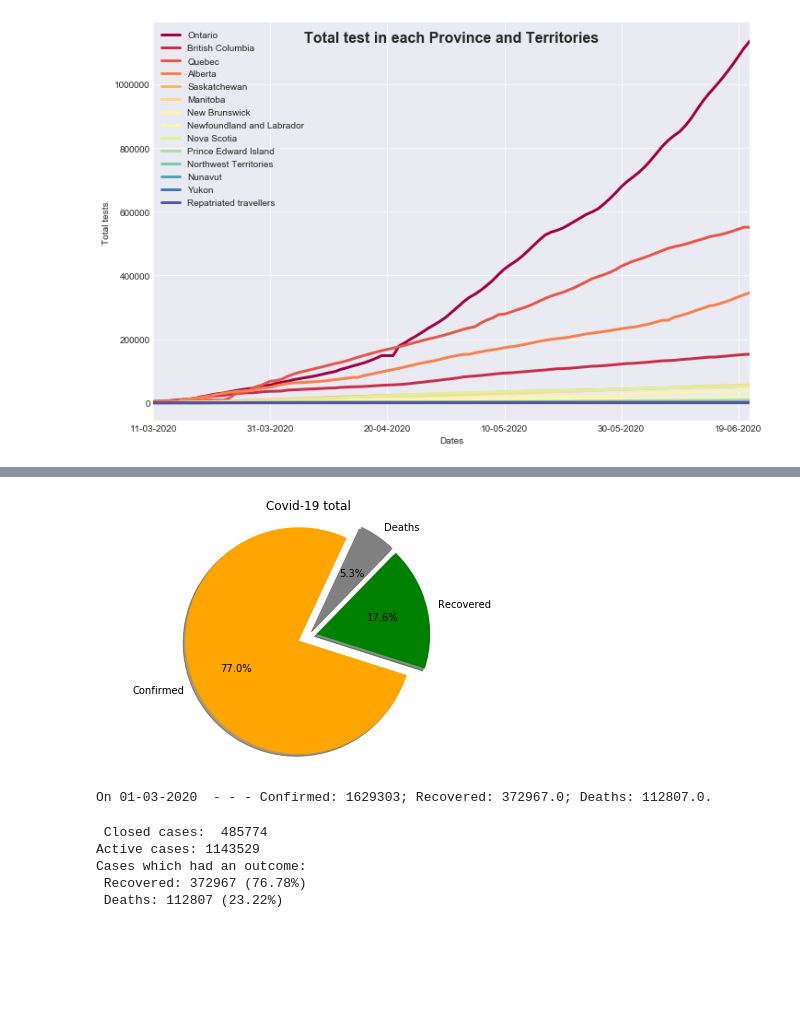
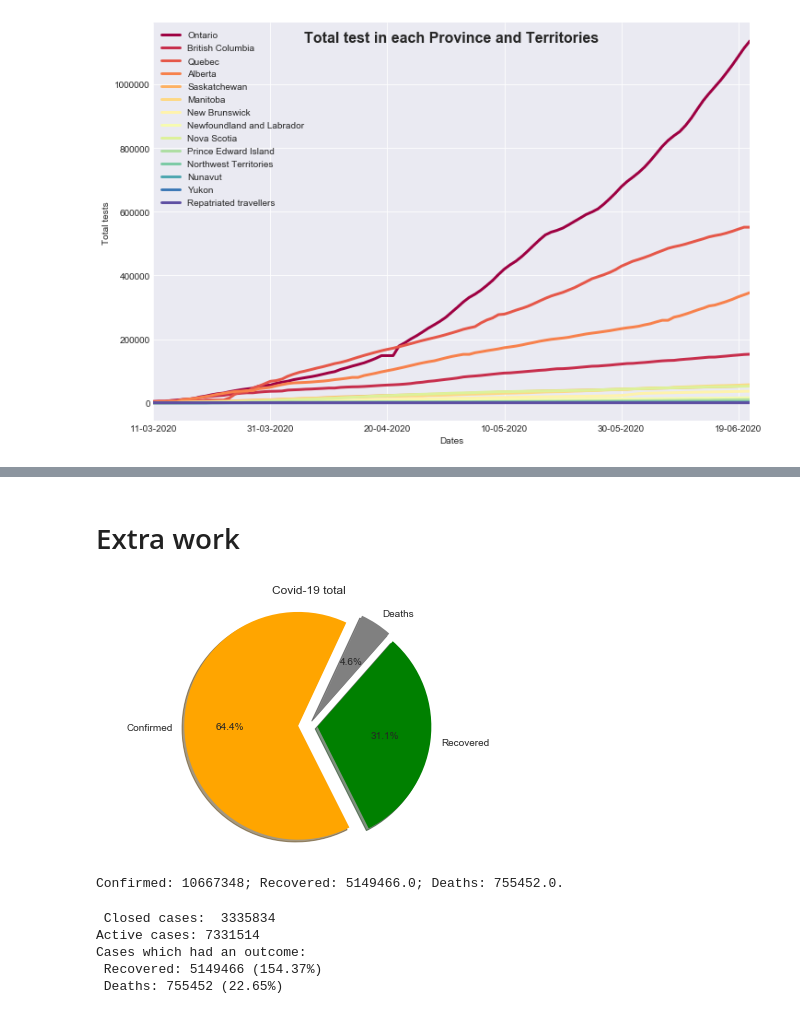
Before and after one commit to fsafarlou/Covid-project, a Jupyter notebook: covid-19.ipynb, the cells around one changed output, grey strips where cells are left out. Drawn from its saved outputs; the diff is of its cells as text; code cells hidden in the pictures; blank space fills up the shorter version.

```diff
--- a/covid-19.ipynb
+++ b/covid-19.ipynb
@@ -191,38 +166,40 @@ fig.show()
+# %% [markdown]
+# Extra work
 # %%
-df[df.prname == 'Canada']
-Confirmed =df.numconf.sum()
-Deaths = df.numdeaths.sum()
-Recovered = df.numrecover.sum()
+df2 = pd.read_csv("data.csv")
+df2[df2.prname == 'Canada']
+Confirmed =df2.numconf.sum()
+Deaths = df2.numdeaths.sum()
+Recovered = df2.numrecover.sum()
 
 sizes = [Confirmed, Recovered, Deaths]
 labels = ['Confirmed', 'Recovered', 'Deaths']
 
 explode = (0.1, 0.07,0.07)
 fig1, ax1 = plt.subplots()
 ax1.set_title('Covid-19 total')
 ax1.pie(sizes, explode=explode, labels=labels, autopct='%1.1f%%',
         shadow=True, startangle=65, colors = ['orange','green','grey'])
 
 ax1.axis('equal')
 plt.tight_layout()
 plt.show()
-print('On {}  - - - Confirmed: {}; Recovered: {}; Deaths: {}.'.format(list(df.date)[0],
-                                                                      Confirmed,Recovered,Deaths))
+print('Confirmed: {}; Recovered: {}; Deaths: {}.'.format(Confirmed,Recovered,Deaths))
 # %% [output]
-[figure, old version]
+[figure, new version]
-On 01-03-2020  - - - Confirmed: 1629303; Recovered: 372967.0; Deaths: 112807.0.
+Confirmed: 10667348; Recovered: 5149466.0; Deaths: 755452.0.
 # %%
 from colorama import Fore, Back, Style
-closed = int(df.numdeaths.sum()+df.numrecover.sum())
-active = int(df.numconf.sum() - closed)
+closed = int(df2.numdeaths.sum()+df.numrecover.sum())
+active = int(df2.numconf.sum() - closed)
 print(Fore.CYAN, 'Closed cases: ', closed)
 print('Active cases:', active)
 print('Cases which had an outcome: \n Recovered: {} ({}%) \n Deaths: {} ({}%)'.format(
-            int(df.numrecover.sum()), ((df.numrecover.sum()/closed)*100).round(2),
-            int(df.numdeaths.sum()), ((df.numdeaths.sum()/closed)*100).round(2)))
+            int(df2.numrecover.sum()), ((df2.numrecover.sum()/closed)*100).round(2),
+            int(df2.numdeaths.sum()), ((df2.numdeaths.sum()/closed)*100).round(2)))
 # %% [output]
- Closed cases:  485774
-Active cases: 1143529
+ Closed cases:  3335834
+Active cases: 7331514
 Cases which had an outcome:
- Recovered: 372967 (76.78%)
- Deaths: 112807 (23.22%)
+ Recovered: 5149466 (154.37%)
+ Deaths: 755452 (22.65%)
```
Also changed, not shown: parts of 15 cells of this notebook, 1 other file.
